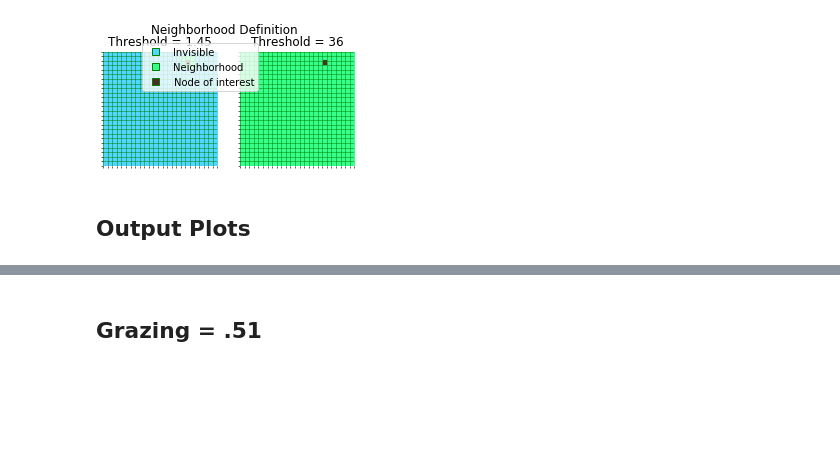
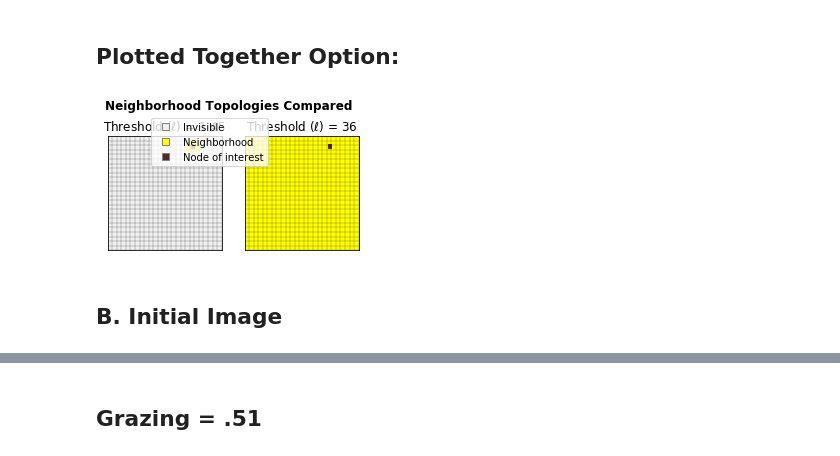
Before and after one commit to rneuhausler/coralModel-analyses, a Jupyter notebook: scripts/figure3_threshold_change.ipynb, the cells around one changed output, grey strips where cells are left out. Saved outputs shown, nothing was run; the diff lists cells and outputs as text; code cells hidden in the pictures; blank space fills up the shorter version.

```diff
--- a/scripts/figure3_threshold_change.ipynb
+++ b/scripts/figure3_threshold_change.ipynb
@@ -136,37 +164,45 @@ for threshold in thresholds:
+# %% [markdown]
+## Plotted Together Option:
+# %%
+## Plot Parameters
+
+# Names
+name = 'neighborhood_definition'
+titles = [r"Threshold ($\ell$) = "+str(thresholds[0]),
+          r"Threshold ($\ell$) = "+str(thresholds[1])]
+legend_lables = ['Invisible', 'Neighborhood', 'Node of interest']
+
+# Color Scheme
+levels = [0, 1, 2]
+colors = ['#f0f0f0', 'yellow', '#522B29']
+cmap, norm = clt.from_levels_and_colors(levels=levels, colors=colors, extend='max')
 # %%
-name = 'neighborhood_definition'
-
 def neighborhood_visualization():
-    titles = ['Threshold = '+str(thresholds[0]),
-              'Threshold = '+str(thresholds[1])]
-    levels = [0, 1, 2]
-    #colors = ['#f0f0f0', '#94b09e', '#30424f']
-    colors = ['#51D6FF', '#37FF8B', '#522B29']
-    legend_lables = ['Invisible', 'Neighborhood', 'Node of interest']
-    cmap, norm = clt.from_levels_and_colors(levels=levels, colors=colors, extend='max')
 
     fig, ax = plt.subplots(1,2, figsize=(4.5,3))
-    fig.suptitle('Neighborhood Definition')
+    fig.suptitle('Neighborhood Topologies Compared', fontweight='bold')
 
     for index, value in enumerate(threshold_images):
-        ax[index].imshow(value, cmap=cmap, norm=norm)#, interpolation='none', aspect='equal')
+        ax[index].imshow(value, cmap=cmap, norm=norm)
         ax[index].set_xticks(np.arange(-.5, number_of_rows, 1), minor=True)
         ax[index].set_yticks(np.arange(-.5, number_of_rows, 1), minor=True)
+        ax[index].set_frame_on(False)
         ax[index].set_yticks([])
         ax[index].set_xticks([])
-        ax[index].set_frame_on(False)
-        ax[index].grid(color='green', linestyle='-', linewidth=.5, which='minor')
+        ax[index].grid(color='black', linestyle='-', linewidth=.2, which='minor')
         ax[index].set_title(titles[index])
-
-    patches = [mpatches.Patch(facecolor=colors[i], edgecolor="green", label=legend_lables[i]) for i in levels]
-    fig.legend(handles=patches, bbox_to_anchor=(.50, .60), borderaxespad=0., handler_map={patches[i]:HandlerSquare() for i in levels})
-    fig.subplots_adjust(top=1.05)
+        ax[index].tick_params(which='minor',top=[], left=[],right=[], bottom=[])
+        ax[index].set_frame_on(True)
+    patches = [mpatches.Patch(facecolor=colors[i], edgecolor="grey", label=legend_lables[i]) for i in levels]
+    fig.legend(handles=patches,
+               borderaxespad=0., handler_map={patches[i]:HandlerSquare() for i in levels},
+               loc='center', bbox_to_anchor=(0.35,.55), shadow=False, ncol=1)
+    fig.subplots_adjust(top=.97)
     plt.savefig(path + name + extension, dpi=200)
     plt.show()
 
-
 neighborhood_visualization()
 # %% [output]
-[figure, old version]
+[figure, new version]
-# %% [markdown]
-## Output Plots
+# %% [markdown]
+## B. Initial Image
```
Also changed, not shown: parts of 70 cells of this notebook.
